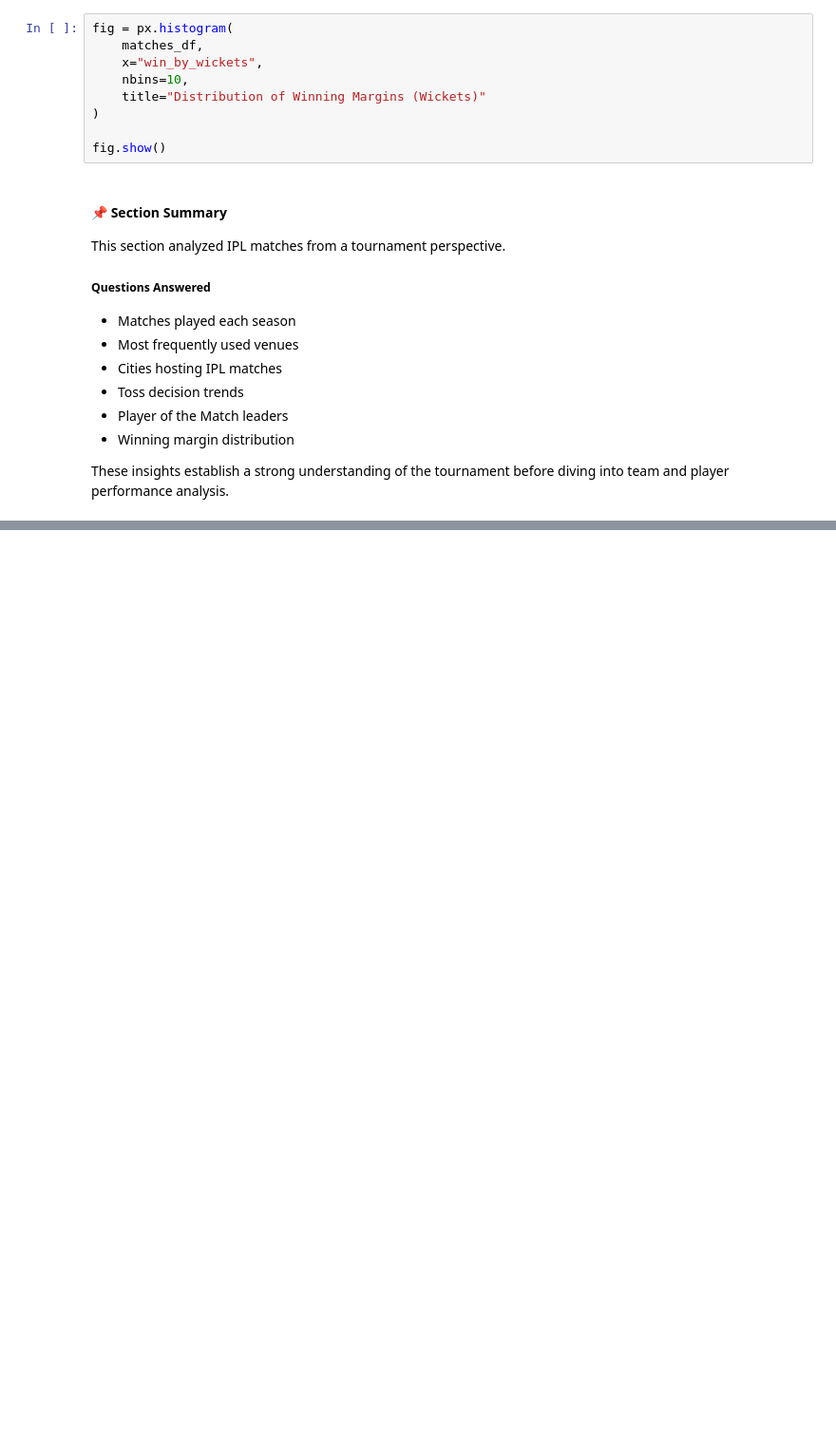
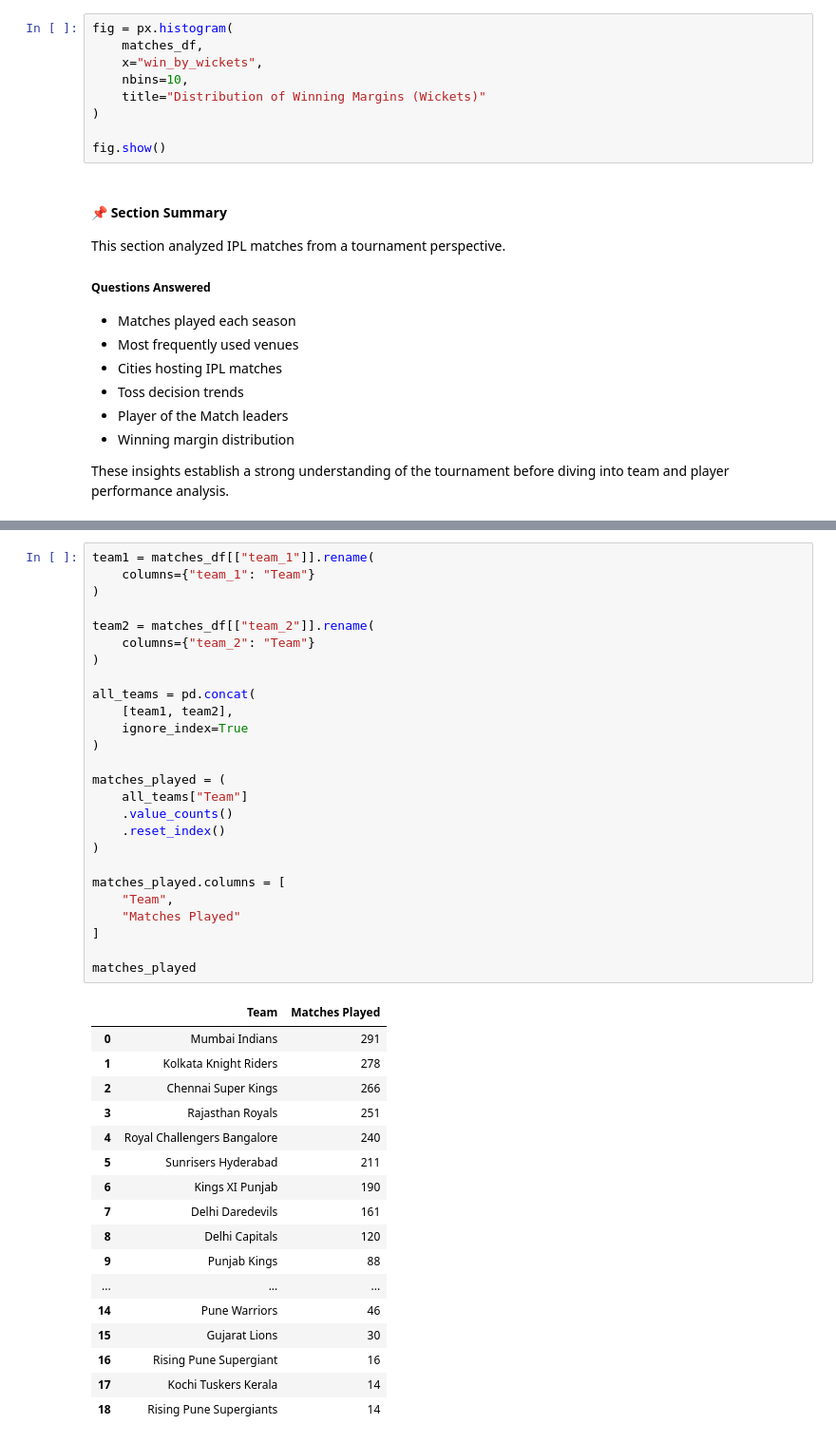
Before and after one commit to Abhilash0079/MachineLearningProjects, a Jupyter notebook: Professional-Cricket-Analytics/notebooks/03_EDA.ipynb, the cells around one changed output, grey strips where cells are left out. Shown at 95% size. Cells and saved outputs as stored; diff of their text form; blank space fills up the shorter version.

```diff
--- a/Professional-Cricket-Analytics/notebooks/03_EDA.ipynb
+++ b/Professional-Cricket-Analytics/notebooks/03_EDA.ipynb
@@ -781,0 +809,44 @@ These insights establish a strong understanding of the tournament before diving
+# %%
+team1 = matches_df[["team_1"]].rename(
+    columns={"team_1": "Team"}
+)
+
+team2 = matches_df[["team_2"]].rename(
+    columns={"team_2": "Team"}
+)
+
+all_teams = pd.concat(
+    [team1, team2],
+    ignore_index=True
+)
+
+matches_played = (
+    all_teams["Team"]
+    .value_counts()
+    .reset_index()
+)
+
+matches_played.columns = [
+    "Team",
+    "Matches Played"
+]
+
+matches_played
+# %% [output]
+|  | Team | Matches Played |
+| 0 | Mumbai Indians | 291 |
+| 1 | Kolkata Knight Riders | 278 |
+| 2 | Chennai Super Kings | 266 |
+| 3 | Rajasthan Royals | 251 |
+| 4 | Royal Challengers Bangalore | 240 |
+| 5 | Sunrisers Hyderabad | 211 |
+| 6 | Kings XI Punjab | 190 |
+| 7 | Delhi Daredevils | 161 |
+| 8 | Delhi Capitals | 120 |
+| 9 | Punjab Kings | 88 |
+| ... | ... | ... |
+| 14 | Pune Warriors | 46 |
+| 15 | Gujarat Lions | 30 |
+| 16 | Rising Pune Supergiant | 16 |
+| 17 | Kochi Tuskers Kerala | 14 |
+| 18 | Rising Pune Supergiants | 14 |
```
Also changed, not shown: parts of 23 cells of this notebook, 1 other file.
